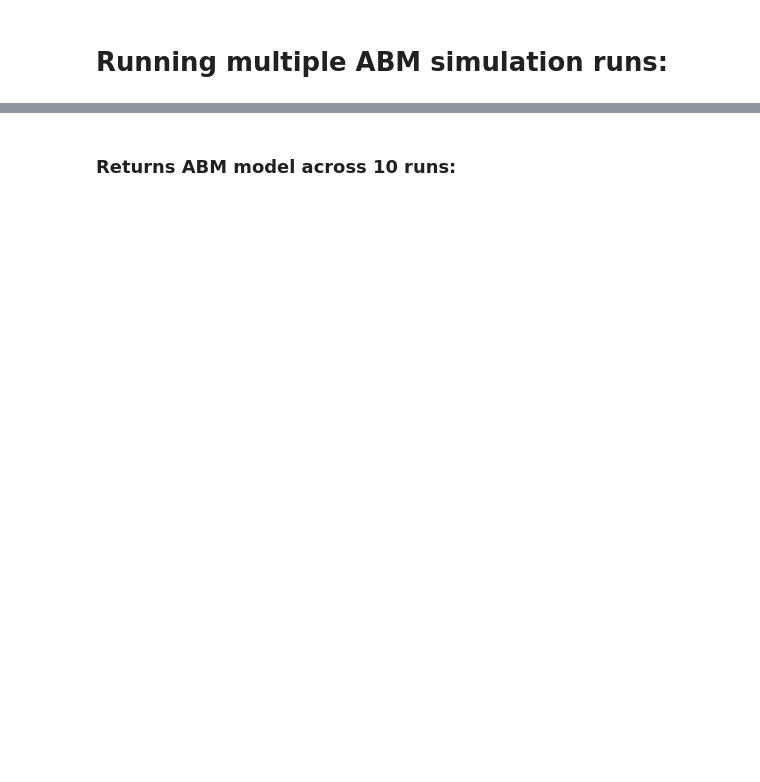
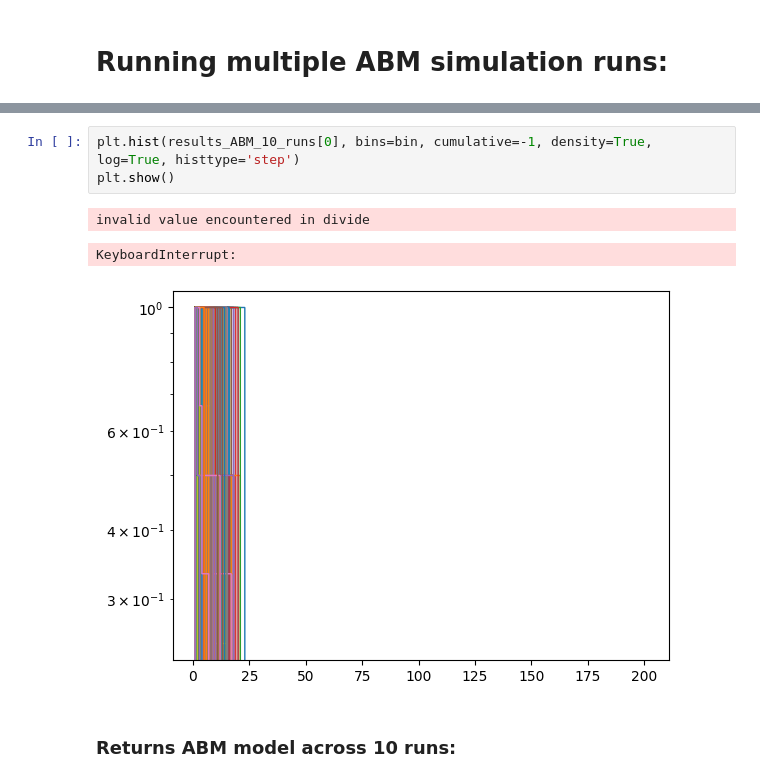
Before and after one commit to ymakoni/PCS_Financial_Market_ABM, a Jupyter notebook: main_final_HE_Calvin.ipynb, the cells around one changed output, grey strips where cells are left out. Drawn from its saved outputs; the diff is of its cells as text; blank space fills up the shorter version.

```diff
--- a/main_final_HE_Calvin.ipynb
+++ b/main_final_HE_Calvin.ipynb
@@ -590,3 +527,10 @@ results_ABM_10_runs = run_ABM(p, n, size, k, omega, b, t, 5)
+# %%
+plt.hist(results_ABM_10_runs[0], bins=bin, cumulative=-1, density=True, log=True, histtype='step')
+plt.show()
+# %% [output]
+invalid value encountered in divide
+KeyboardInterrupt:
+[figure, added]
 # %% [markdown]
 ### Returns ABM model across 10 runs:
 # %%
```
Also changed, not shown: parts of 48 cells of this notebook.
